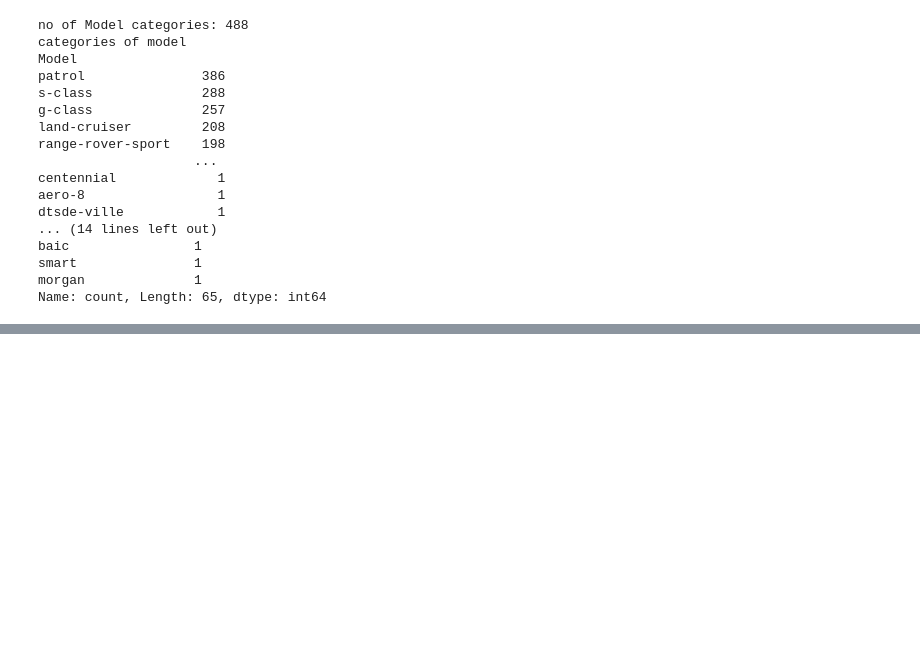
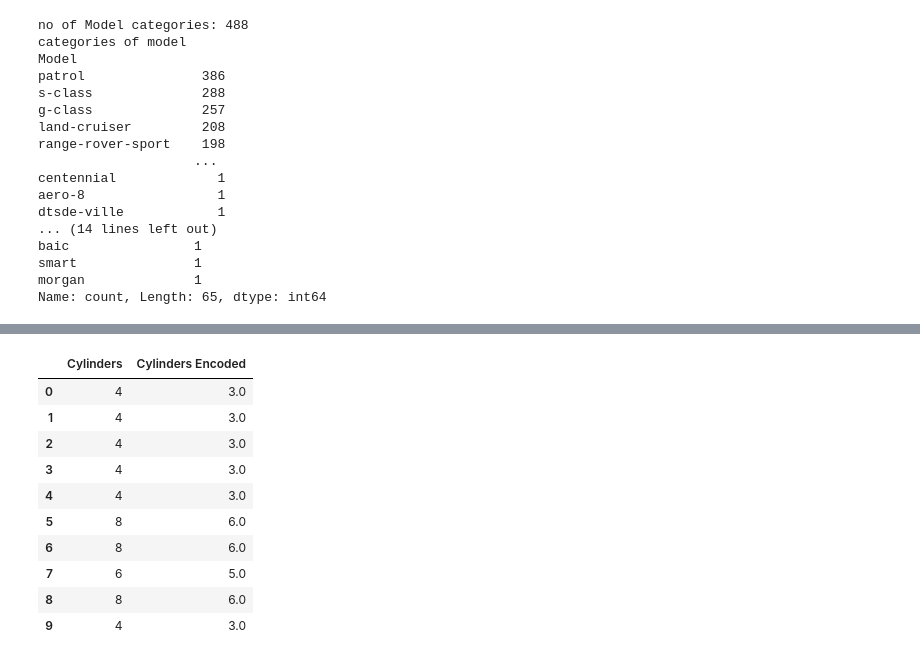
Before and after one commit to DinithKumudika/IS4116---Business-Intelligence-Systems---Assingnment-2, a Jupyter notebook: preprocess.ipynb, the cells around one changed output, grey strips where cells are left out. Cells and saved outputs as stored; diff of their text form; code cells hidden in the pictures; blank space fills up the shorter version.

```diff
--- a/preprocess.ipynb
+++ b/preprocess.ipynb
@@ -437,0 +504,24 @@ df.head(5)
+# %%
+# Ordinal Encoding replaces categorical values with integer labels based on their order.
+# Since cylinders already has a sense of order therefore Ordinal encoding will be a suitable encoding method
+
+from sklearn.preprocessing import OrdinalEncoder
+
+# Initialize the OrdinalEncoder
+encoder = OrdinalEncoder()
+
+# Fit and transform the 'Cylinders' column
+df['Cylinders Encoded'] = encoder.fit_transform(df[['Cylinders']])
+df[["Cylinders", "Cylinders Encoded"]].head(10)
+# %% [output]
+|  | Cylinders | Cylinders Encoded |
+| 0 | 4 | 3.0 |
+| 1 | 4 | 3.0 |
+| 2 | 4 | 3.0 |
+| 3 | 4 | 3.0 |
+| 4 | 4 | 3.0 |
+| 5 | 8 | 6.0 |
+| 6 | 8 | 6.0 |
+| 7 | 6 | 5.0 |
+| 8 | 8 | 6.0 |
+| 9 | 4 | 3.0 |
```
Also changed, not shown: parts of 12 cells of this notebook.
